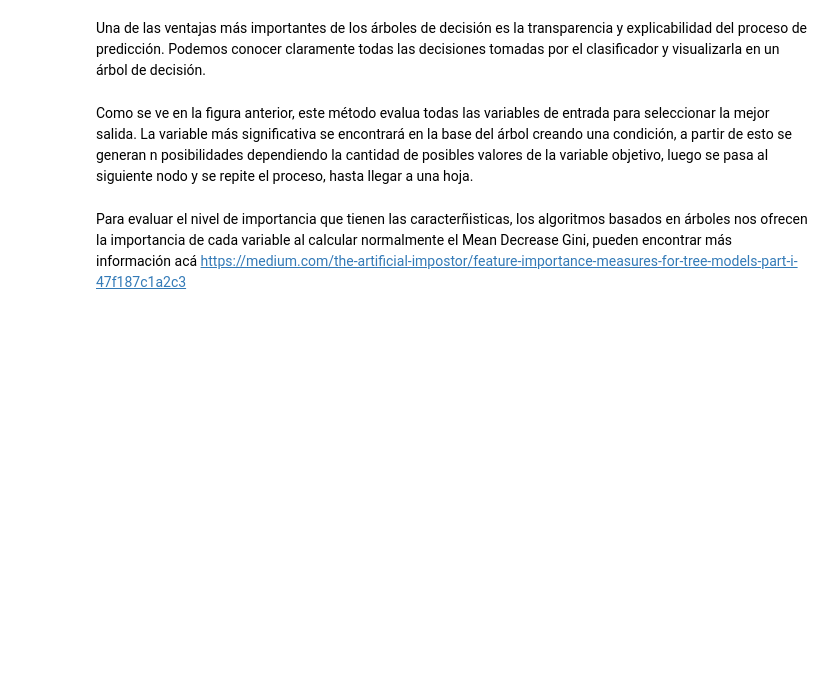
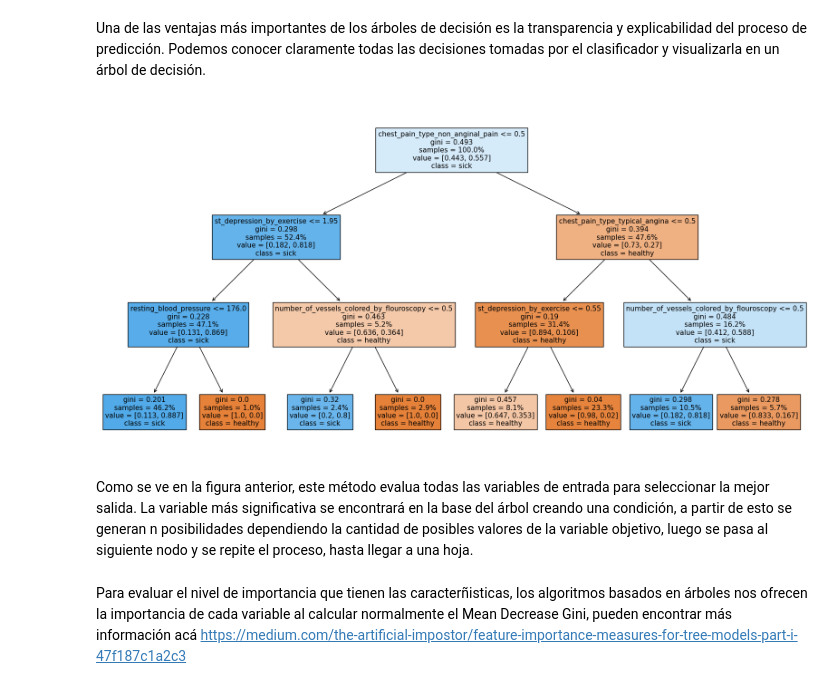
Before and after one commit to fvillena/biocompu, a Jupyter notebook: clases practicas/Clase_práctica_1.ipynb, the cells around one changed output. Cells and saved outputs as stored; diff of their text form; code cells hidden in the pictures; blank space fills up the shorter version.

```diff
--- a/clases practicas/Clase_práctica_1.ipynb
+++ b/clases practicas/Clase_práctica_1.ipynb
@@ -251,18 +400,19 @@ print(f'El accuracy obtenido por el modelo Decision Tree es: {np.round(accuracy_
 Una de las ventajas más importantes de los árboles de decisión es la transparencia y explicabilidad del proceso de predicción. Podemos conocer claramente todas las decisiones tomadas por el clasificador y visualizarla en un árbol de decisión.
 # %%
 plt.figure(figsize = (20,10))
+
 plot_tree( # Función que nos permite visualizar el árbol de decisión ajustado.
     tree,
     class_names = ["healthy","sick"],
-    feature_names = df.columns,
+    feature_names = list(df.columns),
     filled=True,
     fontsize=11,
     proportion = True,
     label = "all"
-
-
     )
 plt.show()
+# %% [output]
+[figure, added]
 # %% [markdown]
 Como se ve en la figura anterior, este método evalua todas las variables de entrada para seleccionar la mejor salida. La variable más significativa se encontrará en la base del árbol creando una condición, a partir de esto se generan n posibilidades dependiendo la cantidad de posibles valores de la variable objetivo, luego se pasa al siguiente nodo y se repite el proceso, hasta llegar a una hoja.
 # %% [markdown]
```
Also changed, not shown: parts of 31 cells of this notebook.
